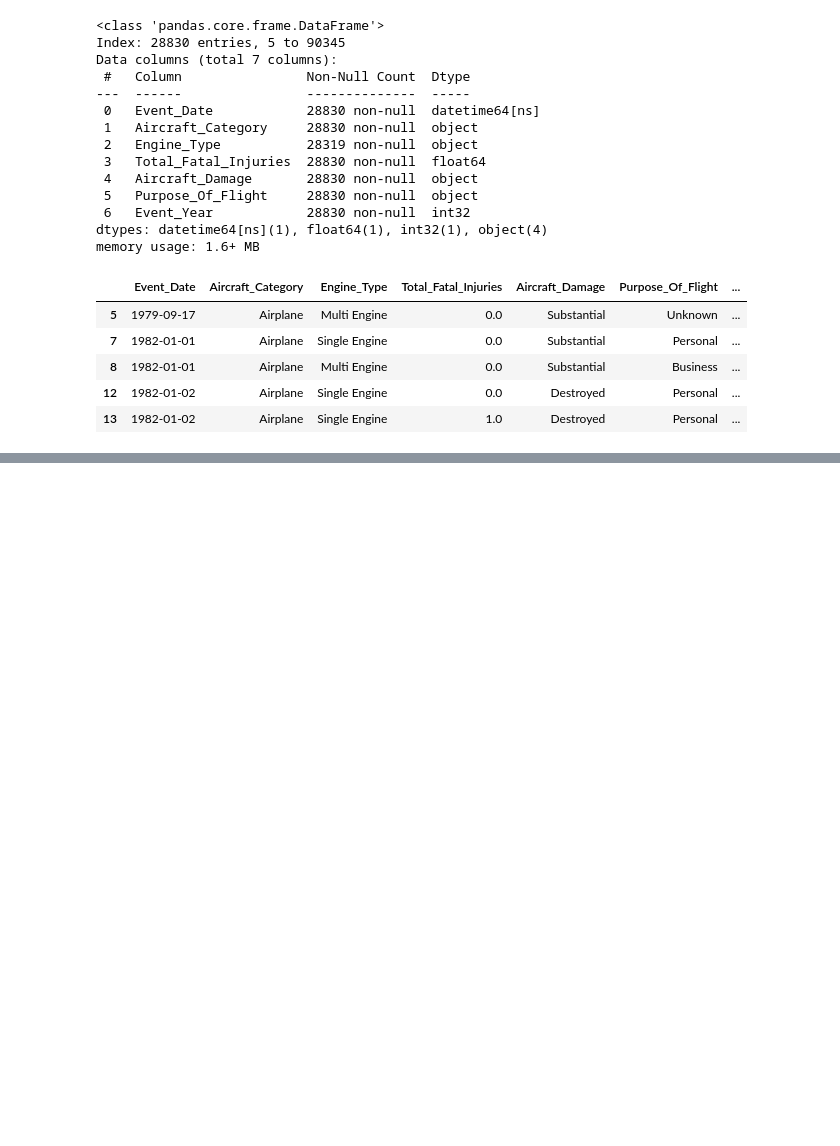
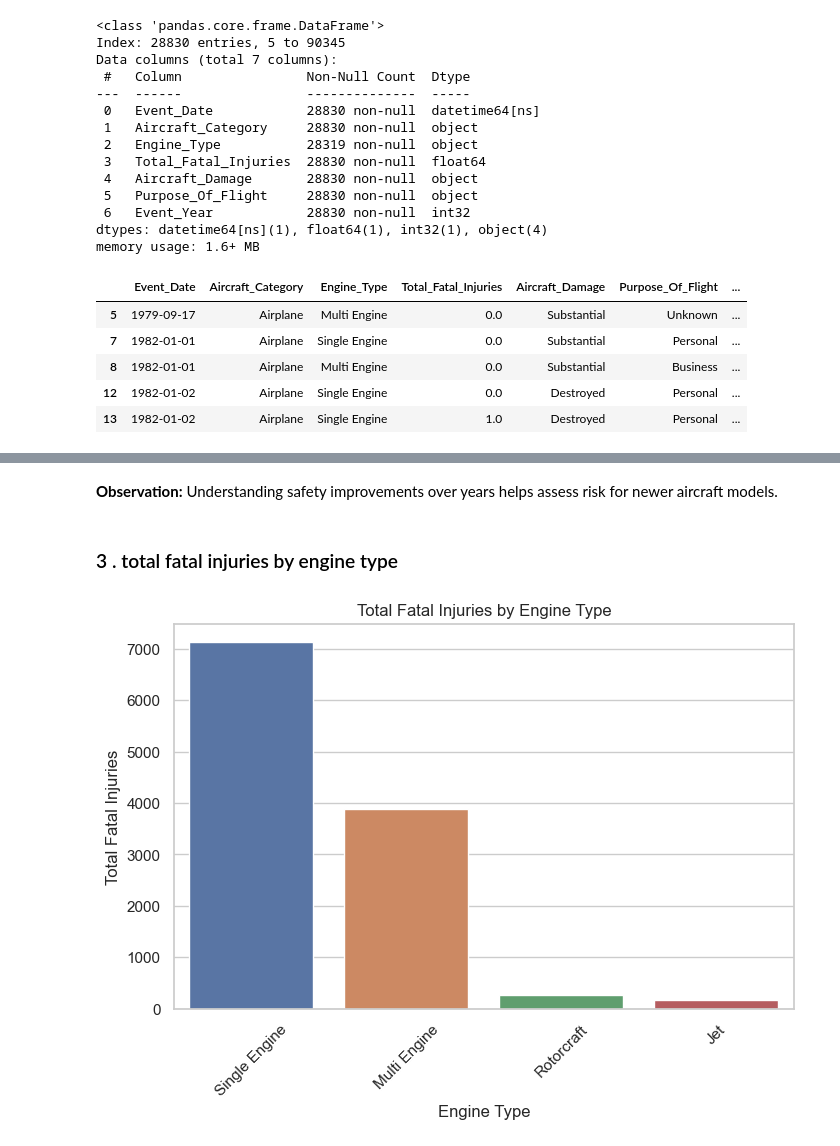
Before and after one commit to tonny001-rgb/dsc-phase-1-project-v3, a Jupyter notebook: data/student.ipynb, the cells around one changed output, grey strips where cells are left out. Cells and saved outputs as stored; diff of their text form; code cells hidden in the pictures; blank space fills up the shorter version.

```diff
--- a/data/student.ipynb
+++ b/data/student.ipynb
@@ -265,0 +309,16 @@ memory usage: 1.6+ MB
+# %% [markdown]
+**Observation:** Understanding safety improvements over years helps assess risk for newer aircraft models.
+# %% [markdown]
+### 3 . total fatal injuries by engine type
+# %%
+fatalities_by_engine = df.groupby('Engine_Type')['Total_Fatal_Injuries'].sum().sort_values(ascending=False)
+
+plt.figure(figsize=(8,5))
+sns.barplot(x=fatalities_by_engine.index, y=fatalities_by_engine.values)
+plt.title("Total Fatal Injuries by Engine Type")
+plt.xlabel("Engine Type")
+plt.ylabel("Total Fatal Injuries")
+plt.xticks(rotation=45)
+plt.show()
+# %% [output]
+[figure, added]
```
Also changed, not shown: parts of 14 cells of this notebook.
